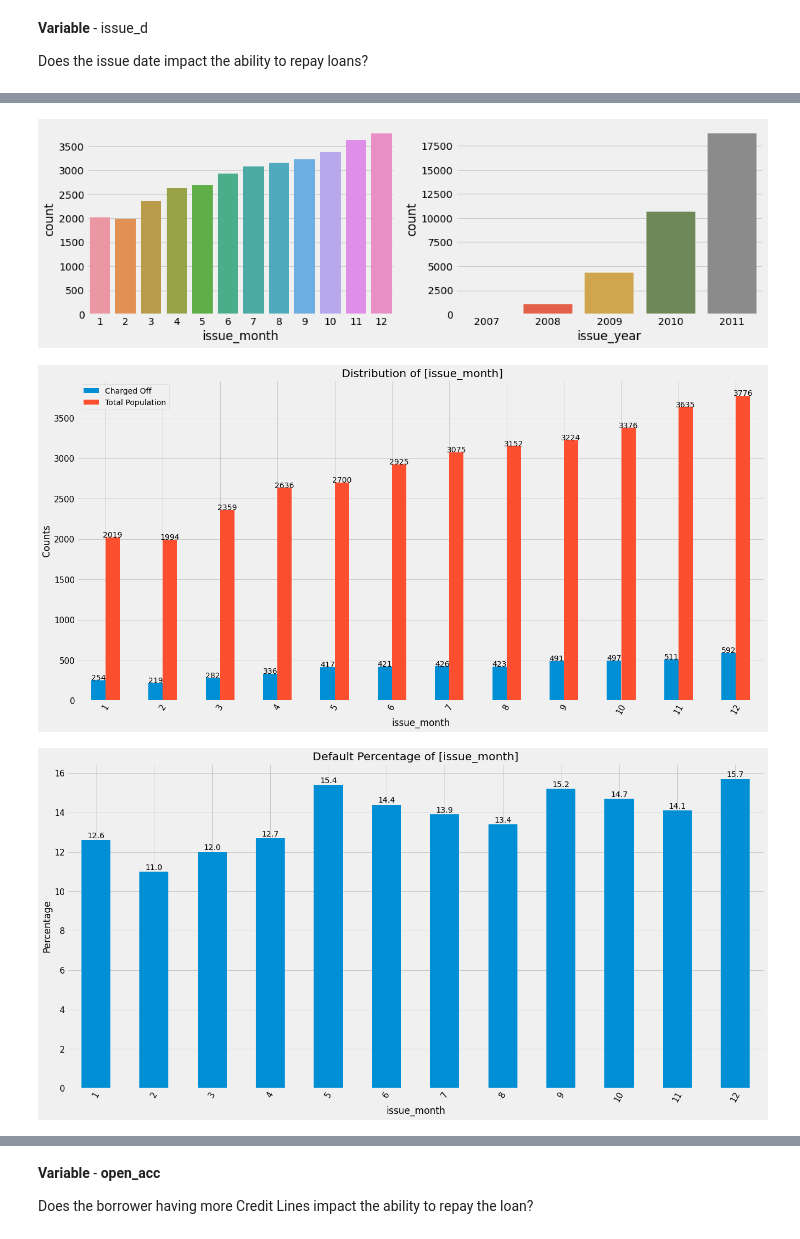
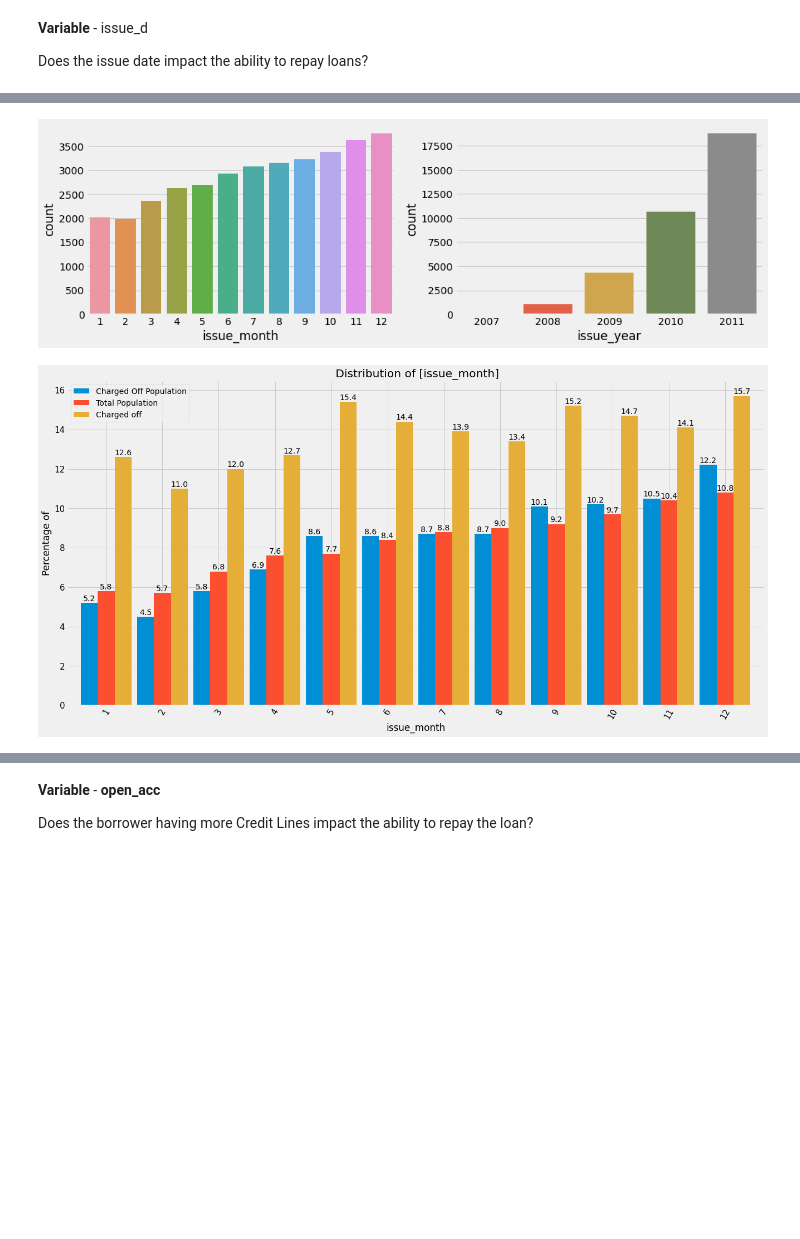
Before and after one commit to rramchan12/Lending-Club-EDA-CaseStudy, a Jupyter notebook: Lending_Club_EDA_Analysis.ipynb, the cells around one changed output, grey strips where cells are left out. Cells and saved outputs as stored; diff of their text form; code cells hidden in the pictures; blank space fills up the shorter version.

Commit message:
Made a single plot to show total/charged off and Charged off percentage

```diff
--- a/Lending_Club_EDA_Analysis.ipynb
+++ b/Lending_Club_EDA_Analysis.ipynb
@@ -422,19 +420,27 @@ def plot_dualbar_or_huebar(df, categorize_by, hue=None, sortbyindex=False, title
 # %%
 #Utility Function
 
-#Plot dual bar
-#This function takes a variable and  plots two  bars side by side
-#One bar represents the Charged Off and other one the Total Population
-def plot_dualbar(df, categorize_by):
+# Plot bargraphs
+# This function plots three bars side by side for each value of the
+# categorical variables.
+# One bar represents the Charged Off Population, other one the Total Population
+# Last one will show the percentage of Charged off Loans per value of the variable
+def plotPercentages(categorize_by):
     plt.style.use('fivethirtyeight')
-    graph_df1 = pd.DataFrame(cf[categorize_by].value_counts().rename('Charged Off'))
-    graph_df1['Total Population'] = pd.DataFrame(loan_analysis_df[categorize_by].value_counts())
+    graph_df1 = pd.DataFrame(round(cf[categorize_by].value_counts(normalize=True).rename('Charged Off Population')*100,1))
+    graph_df1['Total Population'] = pd.DataFrame(round(loan_analysis_df[categorize_by].value_counts(normalize=True)*100,1))
+
+
+    graph_df2 = cf.groupby([categorize_by])[categorize_by].count()
+    total_cnt = loan_analysis_df.groupby([categorize_by])[categorize_by].count()
+    graph_df1['Charged off'] = round(graph_df2 * 100 / total_cnt,1)
+
     graph_df1.sort_index(inplace=True)
-    graph = graph_df1.plot(kind='bar', figsize=(20, 10) , fontsize=15, logy=False,  \
+    graph = graph_df1.plot(kind='bar', figsize=(20, 10) , width=0.9,fontsize=15,  \
                     title=' Distribution of [' +categorize_by+']')
     showbarlabel(graph,60)
     graph.set_xlabel(categorize_by)
-    graph.set_ylabel('Counts')
-    filename = 'Total_chargeoff_' + categorize_by + '.png'
+    graph.set_ylabel('Percentage of')
+    filename = 'Percentages_' + categorize_by + '.png'
     #plt.savefig(filename)
     plt.show()
@@ -980,18 +901,16 @@ Index(['addr_state', 'annual_inc', 'collection_recovery_fee', 'delinq_2yrs',
 # %%
 plt.figure(figsize=(15,10))
 
 plt.subplot(2,2,1)
 sns.countplot(data=loan_analysis_df, x='issue_month', )
 
 plt.subplot(2,2,2)
 sns.countplot(data=loan_analysis_df, x='issue_year', )
 
-plot_dualbar(loan_analysis_df, 'issue_month')
-plot_chargedoff_percent(loan_analysis_df, categorize_by = 'issue_month')
+plotPercentages('issue_month')
 # %% [output]
 [figure]
-[figure, old version]
+[figure, new version]
-[figure, removed]
 # %% [markdown]
 **Inference**
 
```
Also changed, not shown: parts of 43 cells of this notebook.
